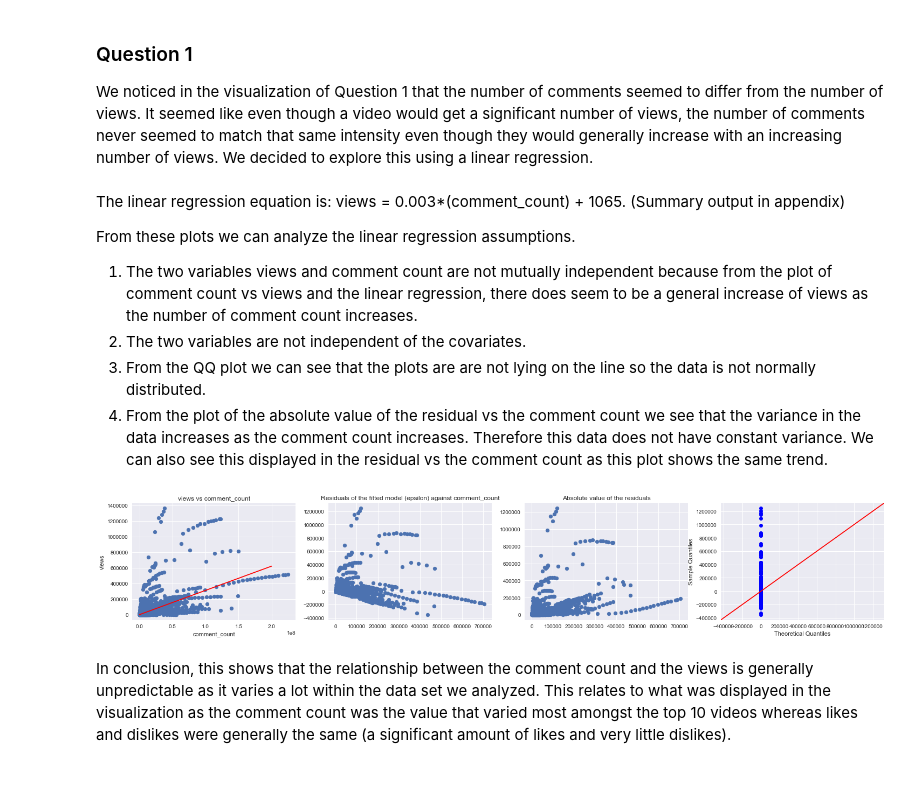
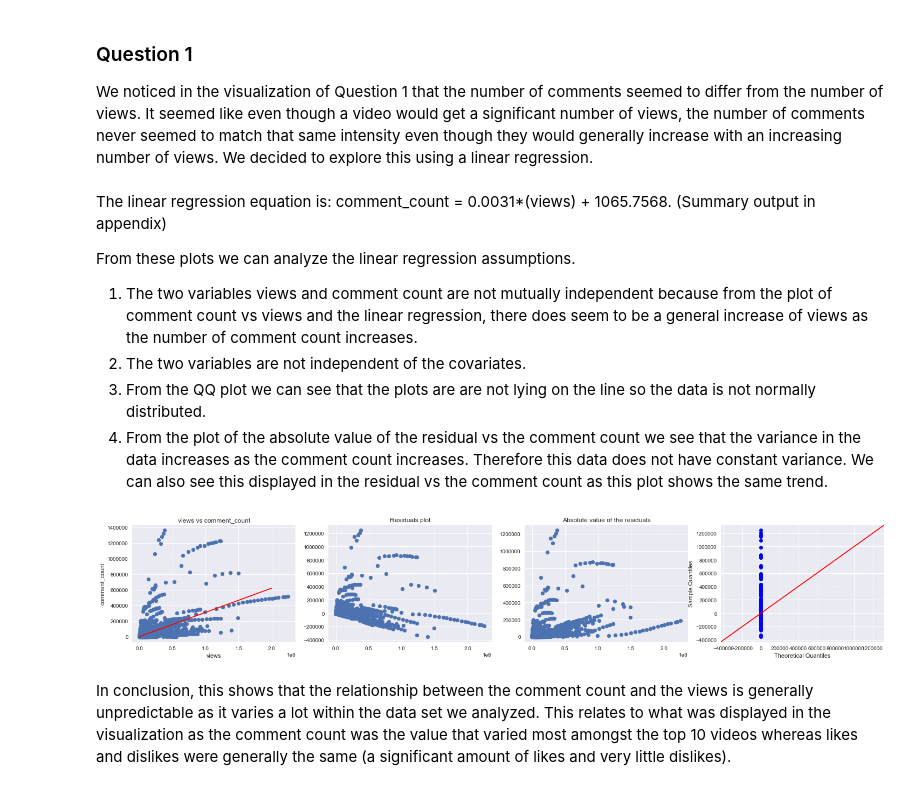
Before and after one commit to tt0507/ORIE3120-Final-Project, a Jupyter notebook: milestone2.ipynb, the cells around one changed output. Cells and saved outputs as stored; diff of their text form; code cells hidden in the pictures.

```diff
--- a/milestone2.ipynb
+++ b/milestone2.ipynb
@@ -25,7 +25,7 @@ We noticed in the visualization of Question 1 that the number of comments seemed
 Y,X = dmatrices("comment_count ~ views", data=us_data, return_type='dataframe')
 model_q1 = sm.OLS(Y,X).fit()
 # %% [markdown]
-The linear regression equation is: views = 0.003*(comment_count) + 1065. (Summary output in appendix)
+The linear regression equation is: comment_count = 0.0031*(views) + 1065.7568. (Summary output in appendix)
 
 From these plots we can analyze the linear regression assumptions.
 
@@ -36,27 +36,27 @@ From these plots we can analyze the linear regression assumptions.
 # %%
 fig = plt.figure(figsize=(25, 4))
 
 plt.subplot(1,4,1)
-plt.xlabel("comment_count")
-plt.ylabel("views")
+plt.xlabel("views")
+plt.ylabel("comment_count")
 plt.title("views vs comment_count")
 plt.scatter(us_data['views'],us_data['comment_count'])
 x = np.linspace(0,200000000)
 y = 0.0031*x + 1065
 plt.plot(x,y,'red')
 
 plt.subplot(1,4,2)
-plt.title("Residuals of the fitted model (epsilon) against comment_count")
-plt.scatter(model_q1.predict(X),model_q1.resid)
+plt.title("Residuals plot")
+plt.scatter(X['views'],model_q1.resid)
 
 plt.subplot(1,4,3)
 plt.title("Absolute value of the residuals")
-plt.scatter(model_q1.predict(X), abs(model_q1.resid))
+plt.scatter(X['views'], abs(model_q1.resid))
 
 sm.qqplot(model_q1.resid, line='45', ax = plt.subplot(1, 4, 4))
 plt.show()
 # %% [output]
-[figure, old version]
+[figure, new version]
 # %% [markdown]
 In conclusion, this shows that the relationship between the comment count and the views is generally unpredictable as it varies a lot within the data set we analyzed. This relates to what was displayed in the visualization as the comment count was the value that varied most amongst the top 10 videos whereas likes and dislikes were generally the same (a significant amount of likes and very little dislikes).
 # %% [markdown]
```
Also changed, not shown: parts of 1 cell of this notebook.
